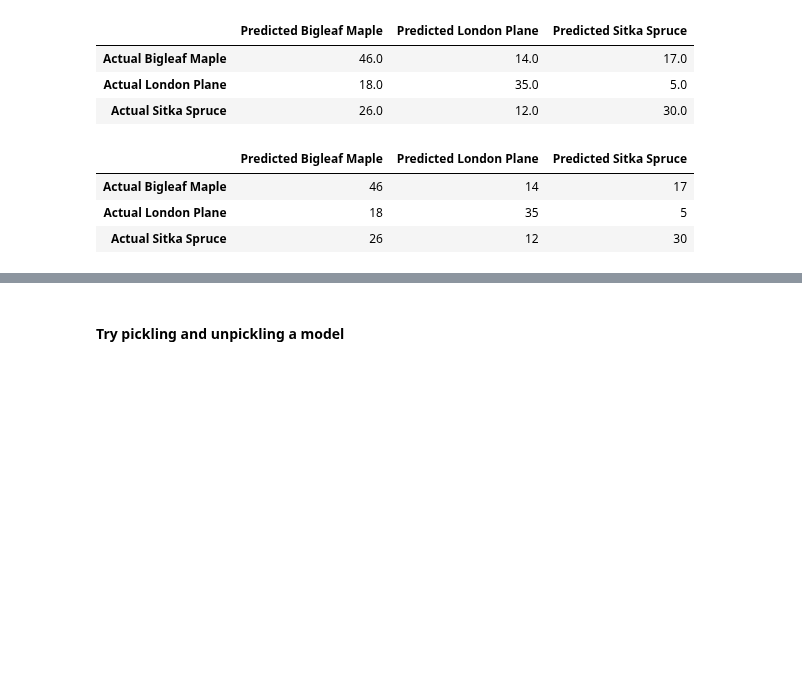
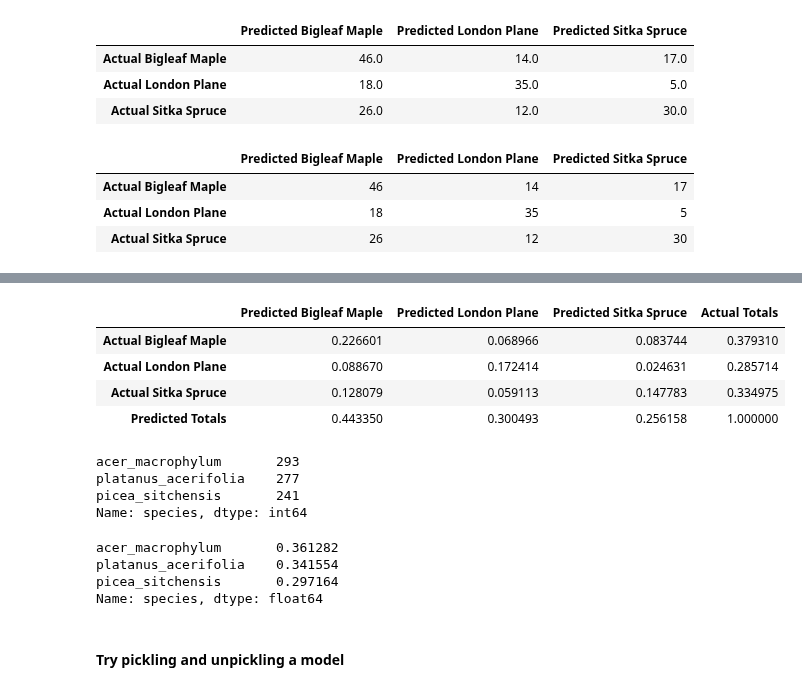
Before and after one commit to NathanielBlairStahn/tree-logic, a Jupyter notebook: build_a_model.ipynb, the cells around one changed output, grey strips where cells are left out. Drawn from its saved outputs; the diff is of its cells as text; code cells hidden in the pictures; blank space fills up the shorter version.

```diff
--- a/build_a_model.ipynb
+++ b/build_a_model.ipynb
@@ -592,3 +624,26 @@ gb_confusion_df.astype(int)
+# %%
+gb_confusion_df/203
+# %% [output]
+|  | Predicted Bigleaf Maple | Predicted London Plane | Predicted Sitka Spruce | Actual Totals |
+| Actual Bigleaf Maple | 0.226601 | 0.068966 | 0.083744 | 0.379310 |
+| Actual London Plane | 0.088670 | 0.172414 | 0.024631 | 0.285714 |
+| Actual Sitka Spruce | 0.128079 | 0.059113 | 0.147783 | 0.334975 |
+| Predicted Totals | 0.443350 | 0.300493 | 0.256158 | 1.000000 |
+# %%
+y_train.value_counts()
+# %% [output]
+acer_macrophylum       293
+platanus_acerifolia    277
+picea_sitchensis       241
+Name: species, dtype: int64
+# %%
+#np.array(list(Counter(y_train).values())) / len(y_train)
+y_train.value_counts()/len(y_train)
+# %% [output]
+acer_macrophylum       0.361282
+platanus_acerifolia    0.341554
+picea_sitchensis       0.297164
+Name: species, dtype: float64
 # %% [markdown]
 #### Try pickling and unpickling a model
 # %%
```
Also changed, not shown: parts of 9 cells of this notebook.
